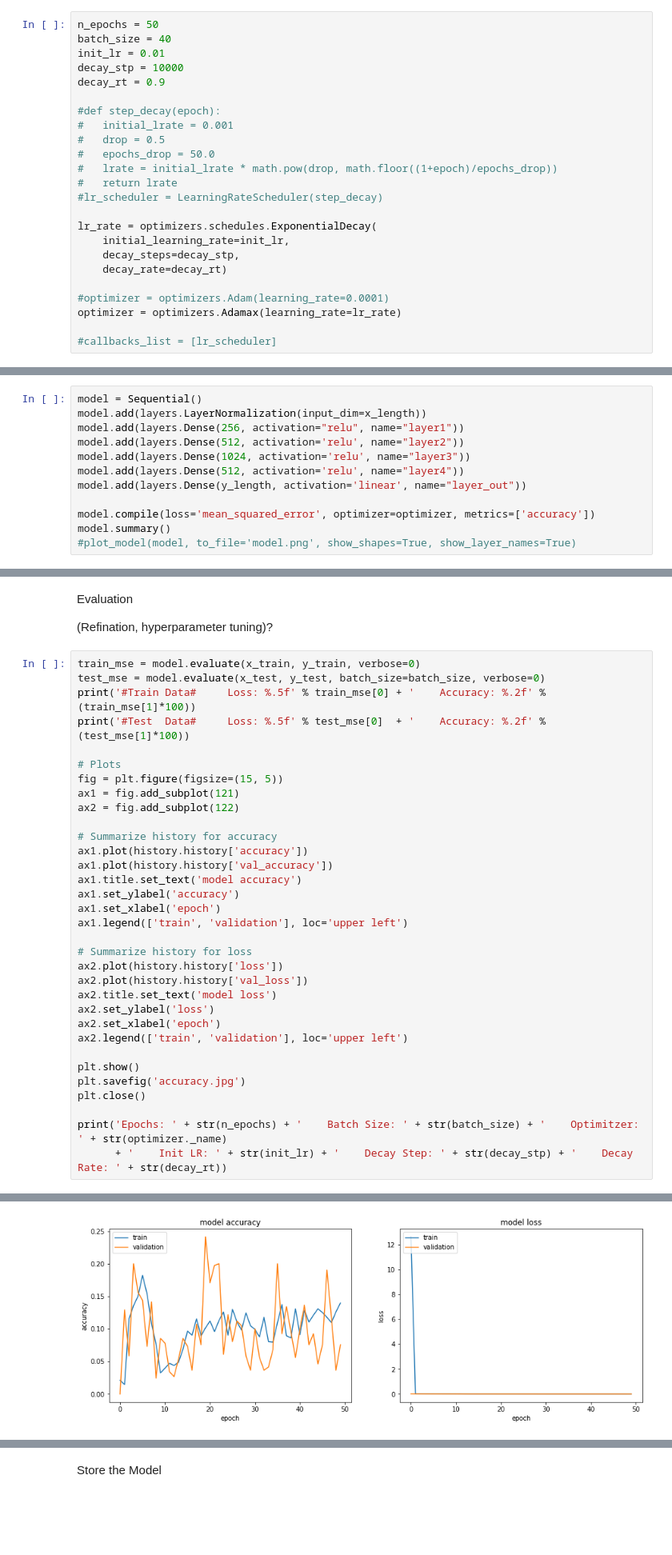
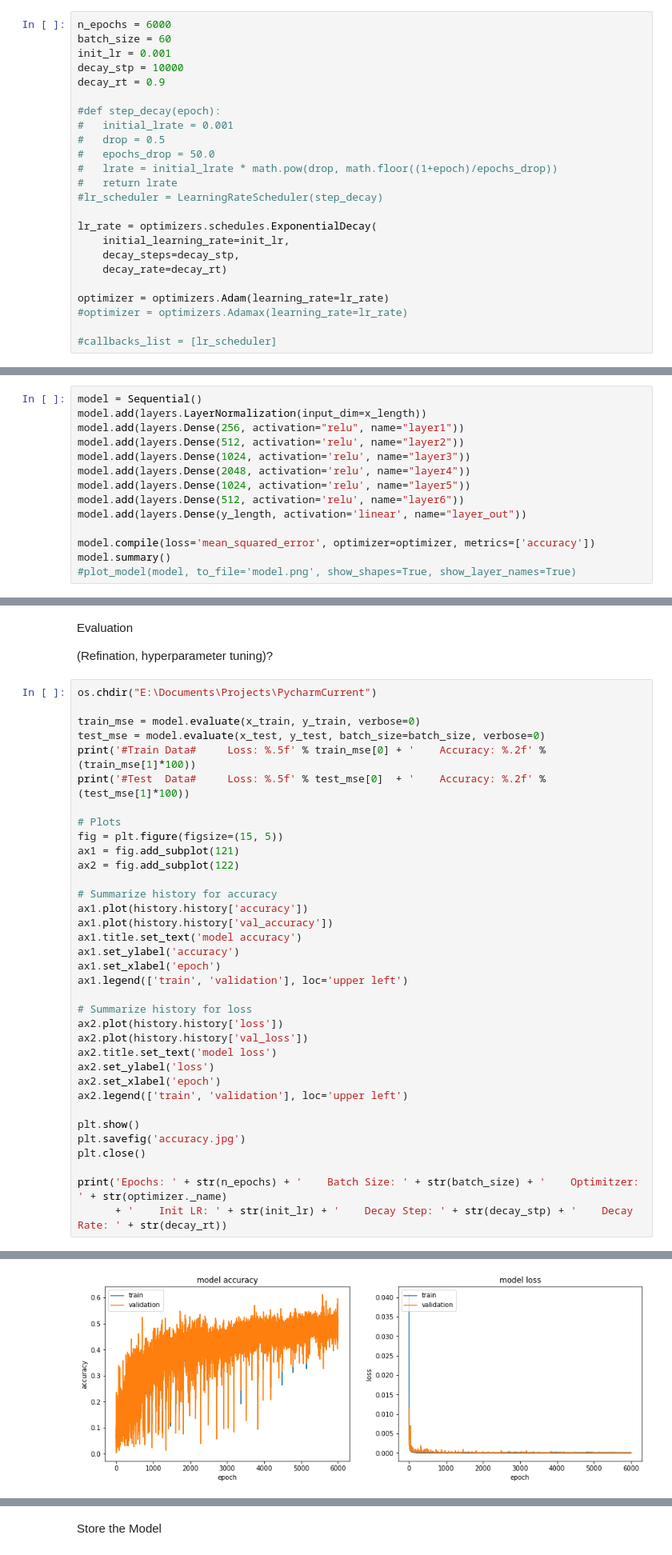
Before and after one commit to victorubieto/L4AAA, a Jupyter notebook: animationsML.ipynb, the cells around one changed output, grey strips where cells are left out. Shown at 80% size. Drawn from its saved outputs; the diff is of its cells as text; blank space fills up the shorter version.

```diff
--- a/animationsML.ipynb
+++ b/animationsML.ipynb
@@ -47,9 +47,9 @@ print(len(gt_data)) # check data is something
 # %% [markdown]
 Hyperparameters definition
 # %%
-n_epochs = 50
-batch_size = 40
-init_lr = 0.01
+n_epochs = 6000
+batch_size = 60
+init_lr = 0.001
 decay_stp = 10000
 decay_rt = 0.9
 
@@ -66,8 +66,8 @@ lr_rate = optimizers.schedules.ExponentialDecay(
     decay_steps=decay_stp,
     decay_rate=decay_rt)
 
-#optimizer = optimizers.Adam(learning_rate=0.0001)
-optimizer = optimizers.Adamax(learning_rate=lr_rate)
+optimizer = optimizers.Adam(learning_rate=lr_rate)
+#optimizer = optimizers.Adamax(learning_rate=lr_rate)
 
 #callbacks_list = [lr_scheduler]
 # %% [markdown]
@@ -87,7 +87,9 @@ model.add(layers.LayerNormalization(input_dim=x_length))
 model.add(layers.Dense(256, activation="relu", name="layer1"))
 model.add(layers.Dense(512, activation='relu', name="layer2"))
 model.add(layers.Dense(1024, activation='relu', name="layer3"))
-model.add(layers.Dense(512, activation='relu', name="layer4"))
+model.add(layers.Dense(2048, activation='relu', name="layer4"))
+model.add(layers.Dense(1024, activation='relu', name="layer5"))
+model.add(layers.Dense(512, activation='relu', name="layer6"))
 model.add(layers.Dense(y_length, activation='linear', name="layer_out"))
 
 model.compile(loss='mean_squared_error', optimizer=optimizer, metrics=['accuracy'])
@@ -143,6 +145,8 @@ Evaluation
 
 (Refination, hyperparameter tuning)?
 # %%
+os.chdir("E:\Documents\Projects\PycharmCurrent")
+
 train_mse = model.evaluate(x_train, y_train, verbose=0)
 test_mse = model.evaluate(x_test, y_test, batch_size=batch_size, verbose=0)
 print('#Train Data#     Loss: %.5f' % train_mse[0] + '    Accuracy: %.2f' % (train_mse[1]*100))
@@ -181 +185 @@ print('Epochs: ' + str(n_epochs) + '    Batch Size: ' + str(batch_size) + '    O
-[figure, old version]
+[figure, new version]
```
Also changed, not shown: parts of 4 cells of this notebook, 9 other files.
